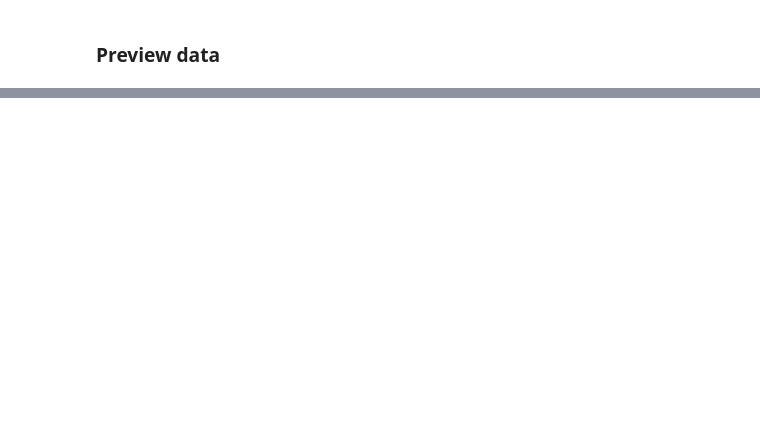
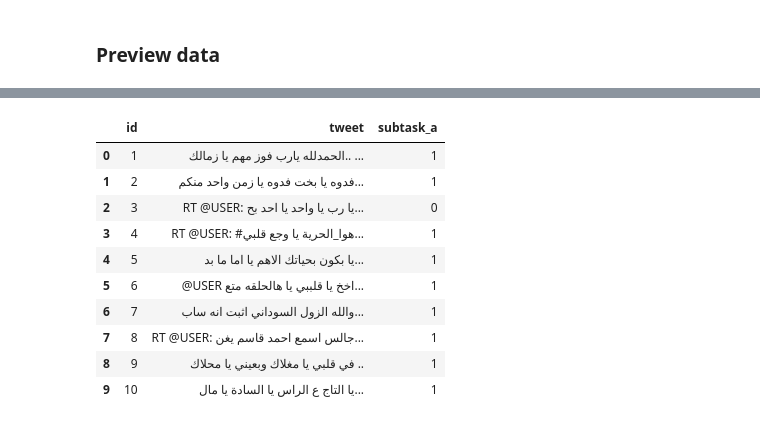
Before and after one commit to rfahrn/Shared_Task, a Jupyter notebook: jroady_rfahrn_tm_ex05.ipynb, the cells around one changed output, grey strips where cells are left out. Saved outputs shown, nothing was run; the diff lists cells and outputs as text; code cells hidden in the pictures; blank space fills up the shorter version.

```diff
--- a/jroady_rfahrn_tm_ex05.ipynb
+++ b/jroady_rfahrn_tm_ex05.ipynb
@@ -51,0 +288,14 @@ plt.title('Count NOT/OFF')
+# %%
+train_no_emoji.head(10)
+# %% [output]
+|  | id | tweet | subtask_a |
+| 0 | 1 | الحمدلله يارب فوز مهم يا زمالك.. ... | 1 |
+| 1 | 2 | فدوه يا بخت فدوه يا زمن واحد منكم... | 1 |
+| 2 | 3 | RT @USER: يا رب يا واحد يا احد بح... | 0 |
+| 3 | 4 | RT @USER: #هوا_الحرية يا وجع قلبي... | 1 |
+| 4 | 5 | يا بكون بحياتك الاهم يا اما ما بد... | 1 |
+| 5 | 6 | @USER اخخ يا قلببي يا هالحلقه متع... | 1 |
+| 6 | 7 | والله الزول السوداني اثبت انه ساب... | 1 |
+| 7 | 8 | RT @USER: جالس اسمع احمد قاسم يغن... | 1 |
+| 8 | 9 | في قلبي يا مغلاك وبعيني يا محلاك .. | 1 |
+| 9 | 10 | يا التاج ع الراس يا السادة يا مال... | 1 |
```
Also changed, not shown: parts of 39 cells of this notebook.
